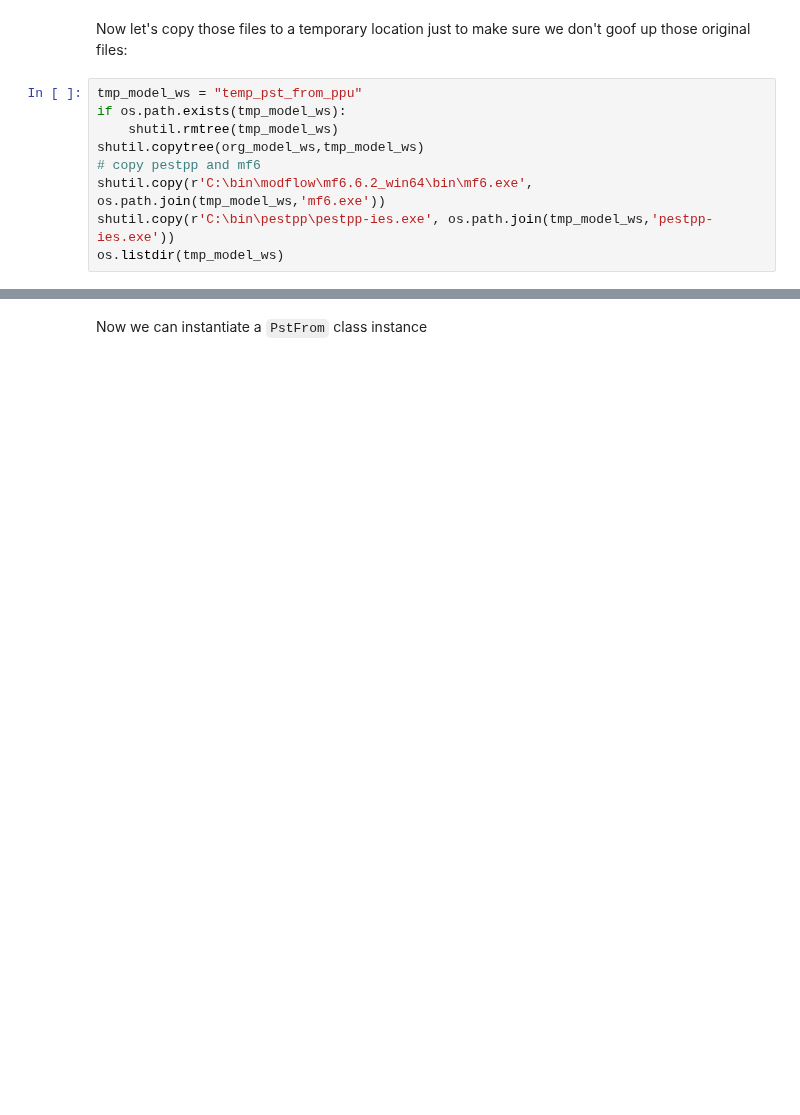
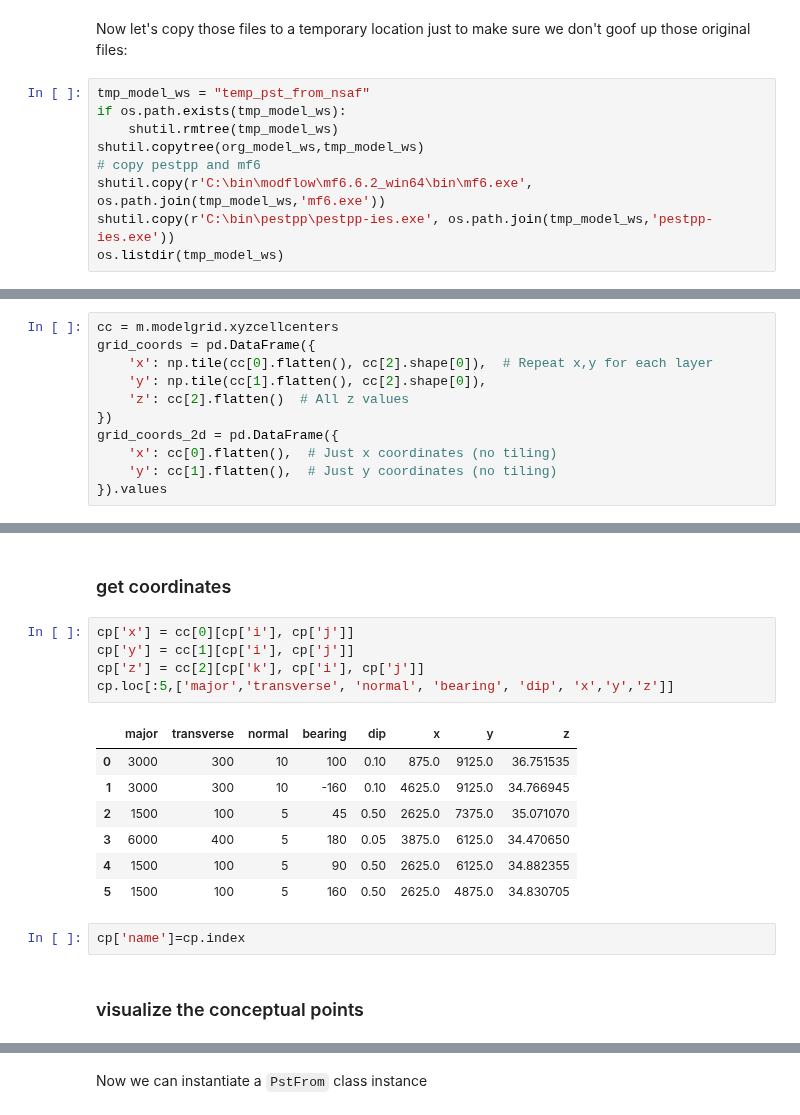
Before and after one commit to pypest/pyemu, a Jupyter notebook: examples/pstfrom_mf6_ppu_tensor.ipynb, the cells around one changed output, grey strips where cells are left out. Drawn from its saved outputs; the diff is of its cells as text; blank space fills up the shorter version.

```diff
--- a/examples/pstfrom_mf6_ppu_tensor.ipynb
+++ b/examples/pstfrom_mf6_ppu_tensor.ipynb
@@ -30,7 +54,7 @@ plt.imshow(top_arr)
 # %% [markdown]
 Now let's copy those files to a temporary location just to make sure we don't goof up those original files:
 # %%
-tmp_model_ws = "temp_pst_from_ppu"
+tmp_model_ws = "temp_pst_from_nsaf"
 if os.path.exists(tmp_model_ws):
     shutil.rmtree(tmp_model_ws)
 shutil.copytree(org_model_ws,tmp_model_ws)
@@ -54,0 +106,11 @@ sr
+# %%
+cc = m.modelgrid.xyzcellcenters
+grid_coords = pd.DataFrame({
+    'x': np.tile(cc[0].flatten(), cc[2].shape[0]),  # Repeat x,y for each layer
+    'y': np.tile(cc[1].flatten(), cc[2].shape[0]),
+    'z': cc[2].flatten()  # All z values
+})
+grid_coords_2d = pd.DataFrame({
+    'x': cc[0].flatten(),  # Just x coordinates (no tiling)
+    'y': cc[1].flatten(),  # Just y coordinates (no tiling)
+}).values
@@ -54,0 +184,19 @@ sr
+# %% [markdown]
+### get coordinates
+# %%
+cp['x'] = cc[0][cp['i'], cp['j']]
+cp['y'] = cc[1][cp['i'], cp['j']]
+cp['z'] = cc[2][cp['k'], cp['i'], cp['j']]
+cp.loc[:5,['major','transverse', 'normal', 'bearing', 'dip', 'x','y','z']]
+# %% [output]
+|  | major | transverse | normal | bearing | dip | x | y | z |
+| 0 | 3000 | 300 | 10 | 100 | 0.10 | 875.0 | 9125.0 | 36.751535 |
+| 1 | 3000 | 300 | 10 | -160 | 0.10 | 4625.0 | 9125.0 | 34.766945 |
+| 2 | 1500 | 100 | 5 | 45 | 0.50 | 2625.0 | 7375.0 | 35.071070 |
+| 3 | 6000 | 400 | 5 | 180 | 0.05 | 3875.0 | 6125.0 | 34.470650 |
+| 4 | 1500 | 100 | 5 | 90 | 0.50 | 2625.0 | 6125.0 | 34.882355 |
+| 5 | 1500 | 100 | 5 | 160 | 0.50 | 2625.0 | 4875.0 | 34.830705 |
+# %%
+cp['name']=cp.index
+# %% [markdown]
+### visualize the conceptual points
```
Also changed, not shown: parts of 36 cells of this notebook, 7 other files.
